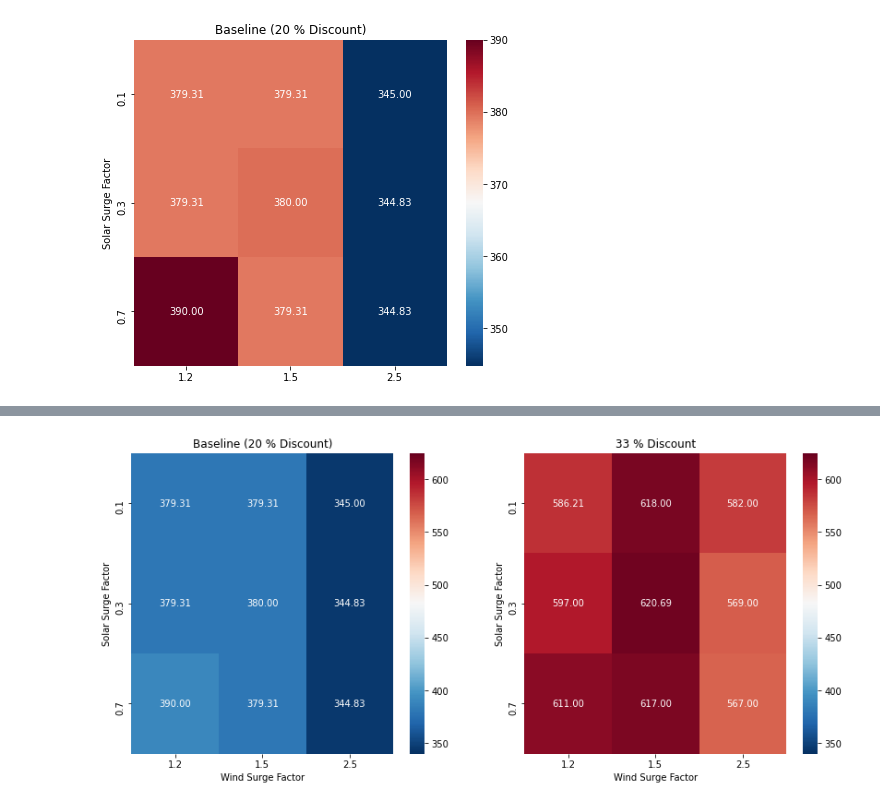
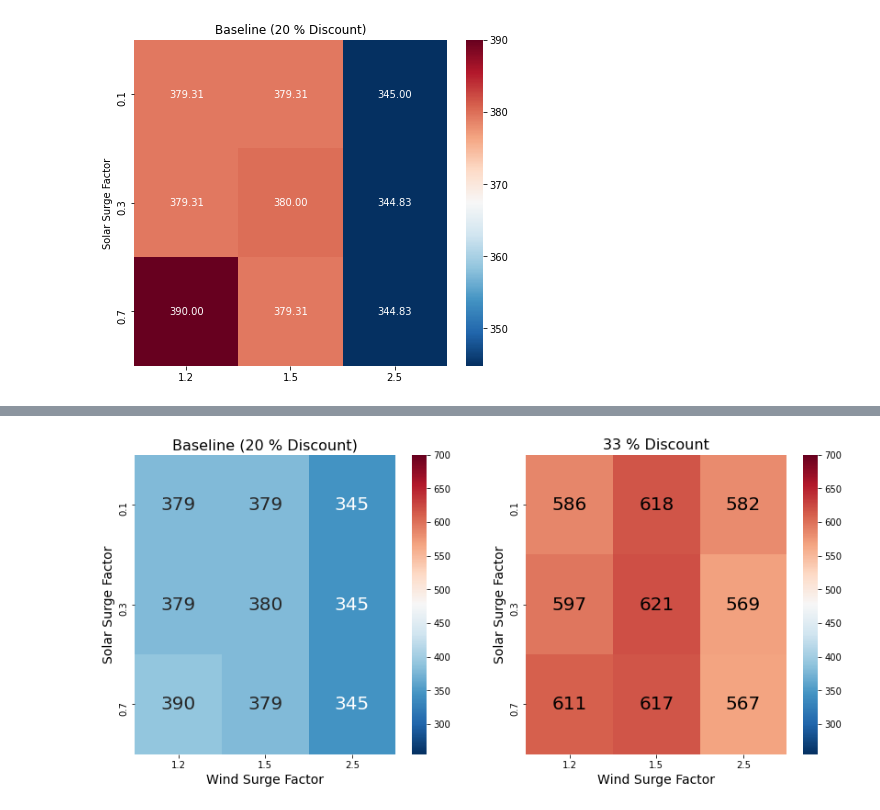
Before and after one commit to Cam-MLPW-MLMI-21-22/supply-chain-simulation-environment, a Jupyter notebook: src/bayesian_optimization/analyze_surge.ipynb, the cells around one changed output, grey strips where cells are left out. Cells and saved outputs as stored; diff of their text form; code cells hidden in the pictures.

```diff
--- a/src/bayesian_optimization/analyze_surge.ipynb
+++ b/src/bayesian_optimization/analyze_surge.ipynb
@@ -136,35 +173,36 @@ plt.savefig("joint_surge_single.png")
 # %%
 fig, axes = plt.subplots(1,2,figsize=(14,6))
-
-vmin=340
-vmax=625
 
 ax = axes[0]
 sub_df = surge_res_30.loc[surge_res_30["Surge Scenario"] == "wind+solar"]
 network_scenario = "Baseline (20 % Discount)"
 sub_df = sub_df.loc[sub_df["Network Parameter Scenario"] == network_scenario]
 show_df = sub_df.drop(["Network Parameter Scenario", "Surge Scenario"],axis=1)
 x = "Wind Surge Factor"
 y = "Solar Surge Factor"
 color = "Optimum"
 show_df = show_df.pivot(index=y, columns=x, values=color)
-sns.heatmap(data=show_df,cmap="RdBu_r",annot=True, fmt=".2f",ax=ax, vmin=vmin, vmax=vmax)
+sns.heatmap(data=show_df,cmap="RdBu_r",annot=True, fmt=".0f",ax=ax, vmin=vmin, vmax=vmax,annot_kws={"size": h_size})
 # ax.set_xlabel("")
-ax.set_title(network_scenario)
+ax.set_xlabel(x,fontsize=ax_size)
+ax.set_ylabel(y,fontsize=ax_size)
+ax.set_title(network_scenario,fontsize=title_size)
 ax=axes[1]
 sub_df = surge_res_30.loc[surge_res_30["Surge Scenario"] == "wind+solar"]
 network_scenario = "33 % Discount"
 sub_df = sub_df.loc[sub_df["Network Parameter Scenario"] == network_scenario]
 show_df = sub_df.drop(["Network Parameter Scenario", "Surge Scenario"],axis=1)
 x = "Wind Surge Factor"
 y = "Solar Surge Factor"
 color = "Optimum"
-ax.set_title(network_scenario)
+ax.set_title(network_scenario,fontsize=title_size)
 show_df = show_df.pivot(index=y, columns=x, values=color)
-sns.heatmap(data=show_df,cmap="RdBu_r",annot=True, fmt=".2f",ax=ax, vmin=vmin, vmax=vmax)
-plt.savefig("joint_surge.png")
+ax.set_xlabel(x,fontsize=ax_size)
+ax.set_ylabel(y,fontsize=ax_size)
+sns.heatmap(data=show_df,cmap="RdBu_r",annot=True, fmt=".0f",ax=ax, vmin=vmin, vmax=vmax,annot_kws={"size": h_size,"color":"black"})
+plt.savefig("joint_surge_30.png")
 # %% [output]
-[figure, old version]
+[figure, new version]
 # %%
 # surge_scenarios = surge_scenarios = ["wind", "solar"]
 # feature_types = ["FBK", "MFCC"]
```
Also changed, not shown: parts of 6 cells of this notebook, 9 other files.
